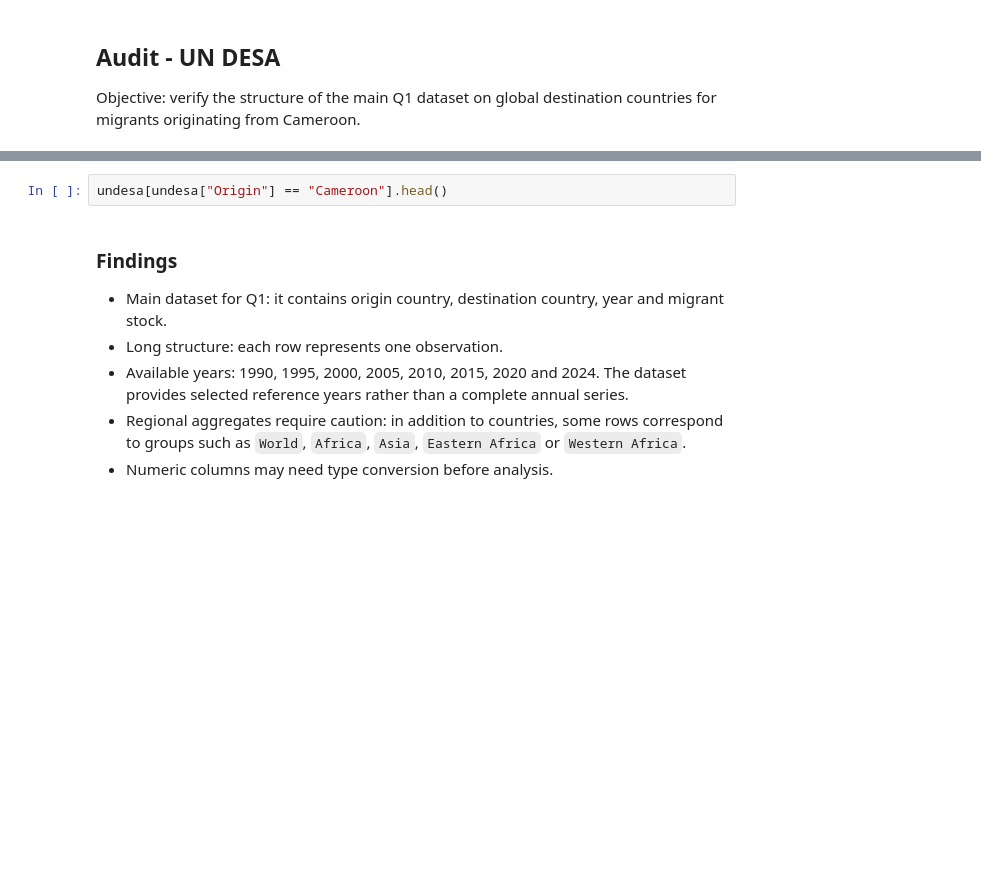
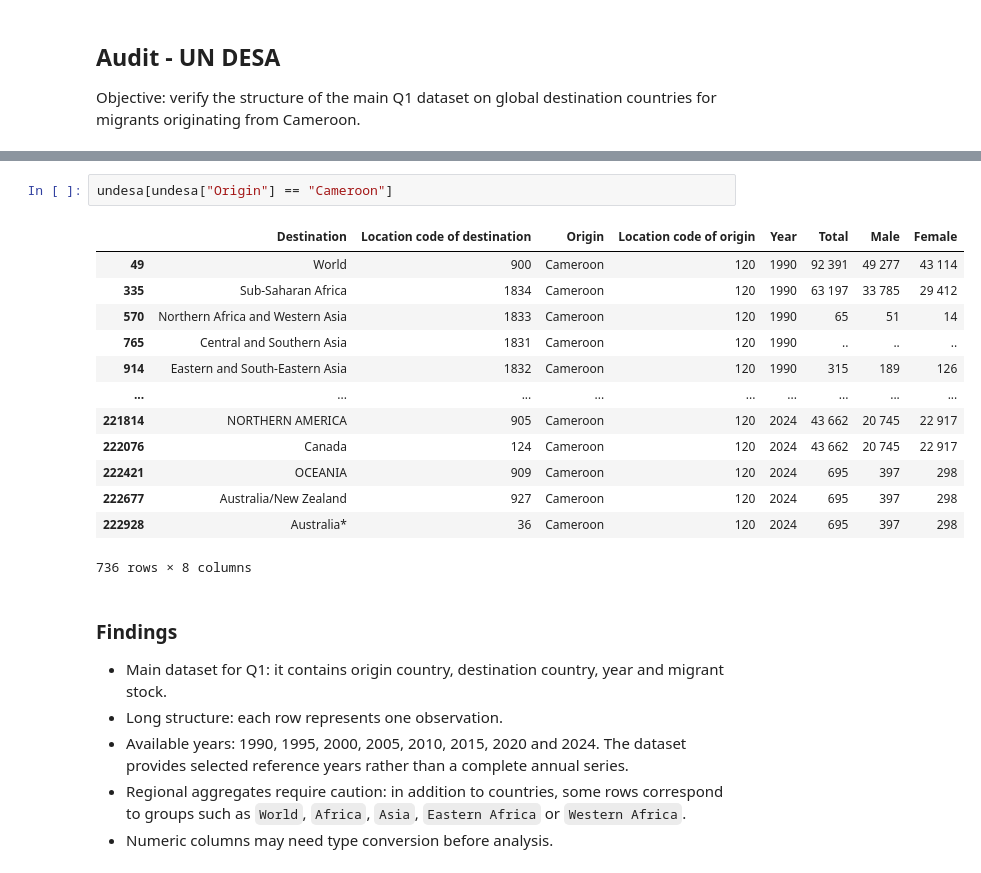
Before and after one commit to DLinno100/cameroonian-migration-analysis, a Jupyter notebook: notebooks/02_data_audit.ipynb, the cells around one changed output, grey strips where cells are left out. Drawn from its saved outputs; the diff is of its cells as text; blank space fills up the shorter version.

```diff
--- a/notebooks/02_data_audit.ipynb
+++ b/notebooks/02_data_audit.ipynb
@@ -101,5 +129,19 @@ print("Available destinations:", undesa["Destination"].nunique())
 # %%
-undesa[undesa["Origin"] == "Cameroon"].head()
+undesa[undesa["Origin"] == "Cameroon"]
+# %% [output]
+|  | Destination | Location code of destination | Origin | Location code of origin | Year | Total | Male | Female |
+| 49 | World | 900 | Cameroon | 120 | 1990 | 92 391 | 49 277 | 43 114 |
+| 335 | Sub-Saharan Africa | 1834 | Cameroon | 120 | 1990 | 63 197 | 33 785 | 29 412 |
+| 570 | Northern Africa and Western Asia | 1833 | Cameroon | 120 | 1990 | 65 | 51 | 14 |
+| 765 | Central and Southern Asia | 1831 | Cameroon | 120 | 1990 | .. | .. | .. |
+| 914 | Eastern and South-Eastern Asia | 1832 | Cameroon | 120 | 1990 | 315 | 189 | 126 |
+| ... | ... | ... | ... | ... | ... | ... | ... | ... |
+| 221814 | NORTHERN AMERICA | 905 | Cameroon | 120 | 2024 | 43 662 | 20 745 | 22 917 |
+| 222076 | Canada | 124 | Cameroon | 120 | 2024 | 43 662 | 20 745 | 22 917 |
+| 222421 | OCEANIA | 909 | Cameroon | 120 | 2024 | 695 | 397 | 298 |
+| 222677 | Australia/New Zealand | 927 | Cameroon | 120 | 2024 | 695 | 397 | 298 |
+| 222928 | Australia* | 36 | Cameroon | 120 | 2024 | 695 | 397 | 298 |
+736 rows × 8 columns
 # %% [markdown]
 ### Findings
 
```
Also changed, not shown: parts of 45 cells of this notebook, 37 other files.
